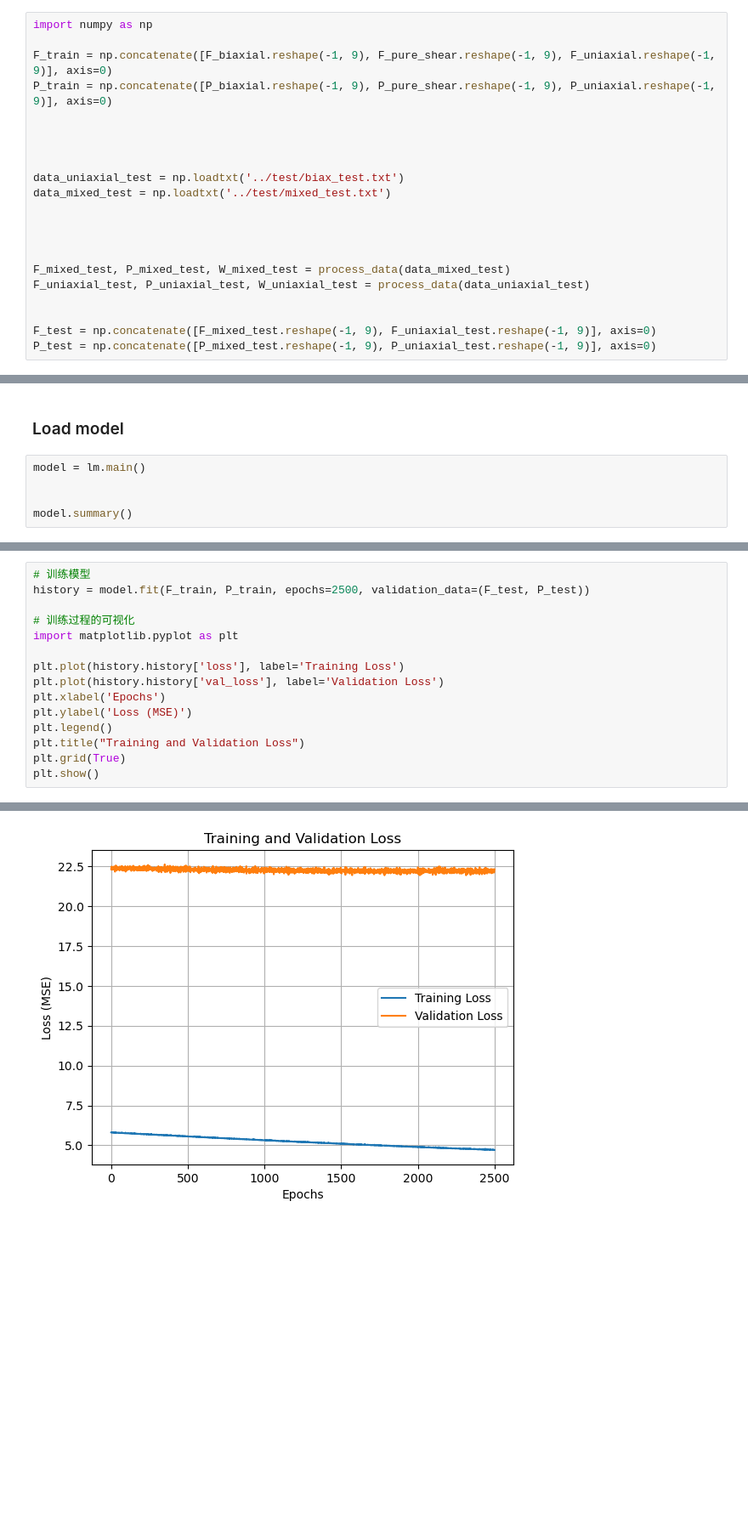
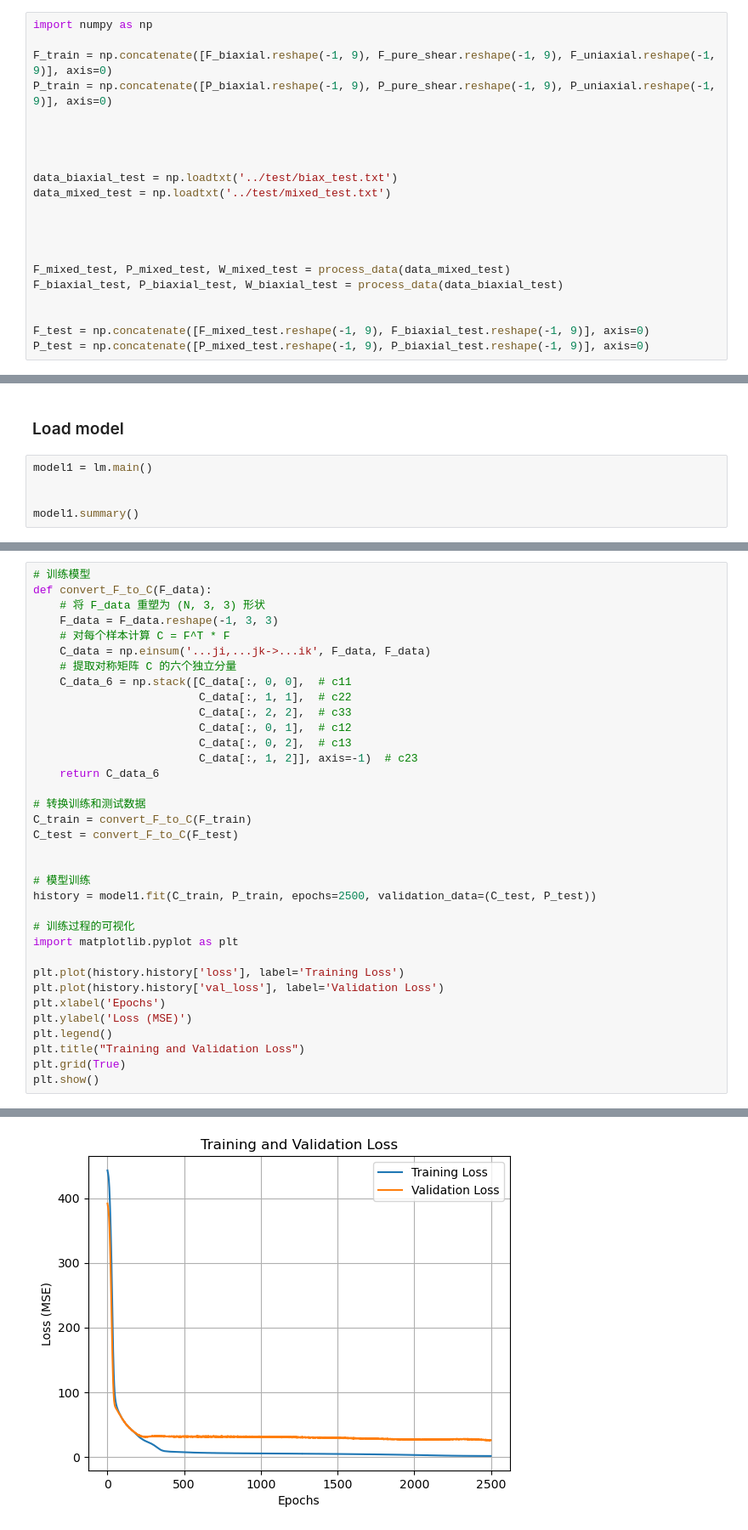
Before and after one commit to nanzemxx/TutorialMLinSolidMechanics, a Jupyter notebook: Task2_Group Xin and Huasen/train/main.ipynb, the cells around one changed output, grey strips where cells are left out. Shown at 85% size. Saved outputs shown, nothing was run; the diff lists cells and outputs as text; blank space fills up the shorter version.

```diff
--- a/Task2_Group Xin and Huasen/train/main.ipynb
+++ b/Task2_Group Xin and Huasen/train/main.ipynb
@@ -186,18 +186,18 @@ P_train = np.concatenate([P_biaxial.reshape(-1, 9), P_pure_shear.reshape(-1, 9),
 
 
 
-data_uniaxial_test = np.loadtxt('../test/biax_test.txt')
+data_biaxial_test = np.loadtxt('../test/biax_test.txt')
 data_mixed_test = np.loadtxt('../test/mixed_test.txt')
 
 
 
 
 F_mixed_test, P_mixed_test, W_mixed_test = process_data(data_mixed_test)
-F_uniaxial_test, P_uniaxial_test, W_uniaxial_test = process_data(data_uniaxial_test)
+F_biaxial_test, P_biaxial_test, W_biaxial_test = process_data(data_biaxial_test)
 
 
-F_test = np.concatenate([F_mixed_test.reshape(-1, 9), F_uniaxial_test.reshape(-1, 9)], axis=0)
-P_test = np.concatenate([P_mixed_test.reshape(-1, 9), P_uniaxial_test.reshape(-1, 9)], axis=0)
+F_test = np.concatenate([F_mixed_test.reshape(-1, 9), F_biaxial_test.reshape(-1, 9)], axis=0)
+P_test = np.concatenate([P_mixed_test.reshape(-1, 9), P_biaxial_test.reshape(-1, 9)], axis=0)
 # %%
 print(F_train.shape, P_train.shape)
 # %% [output]
@@ -205,8 +205,8 @@ print(F_train.shape, P_train.shape)
 # %% [markdown]
 ### Load model
 # %%
-model = lm.main()
+model1 = lm.main()
 
 
-model.summary()
+model1.summary()
 # %% [output]
@@ -225,7 +225,27 @@ Non-trainable params: 0
 _________________________________________________________________
 # %%
 # 训练模型
-history = model.fit(F_train, P_train, epochs=2500, validation_data=(F_test, P_test))
+def convert_F_to_C(F_data):
+    # 将 F_data 重塑为 (N, 3, 3) 形状
+    F_data = F_data.reshape(-1, 3, 3)
+    # 对每个样本计算 C = F^T * F
+    C_data = np.einsum('...ji,...jk->...ik', F_data, F_data)
+    # 提取对称矩阵 C 的六个独立分量
+    C_data_6 = np.stack([C_data[:, 0, 0],  # c11
+                         C_data[:, 1, 1],  # c22
+                         C_data[:, 2, 2],  # c33
+                         C_data[:, 0, 1],  # c12
+                         C_data[:, 0, 2],  # c13
+                         C_data[:, 1, 2]], axis=-1)  # c23
+    return C_data_6
+
+# 转换训练和测试数据
+C_train = convert_F_to_C(F_train)
+C_test = convert_F_to_C(F_test)
+
+
+# 模型训练
+history = model1.fit(C_train, P_train, epochs=2500, validation_data=(C_test, P_test))
 
 # 训练过程的可视化
 import matplotlib.pyplot as plt
@@ -259,3 +279,3 @@ Epoch 2500/2500
-[figure, old version]
+[figure, new version]
 # %%
 # 预测测试集上的应力分量
```
Also changed, not shown: parts of 14 cells of this notebook, 1 other file.
